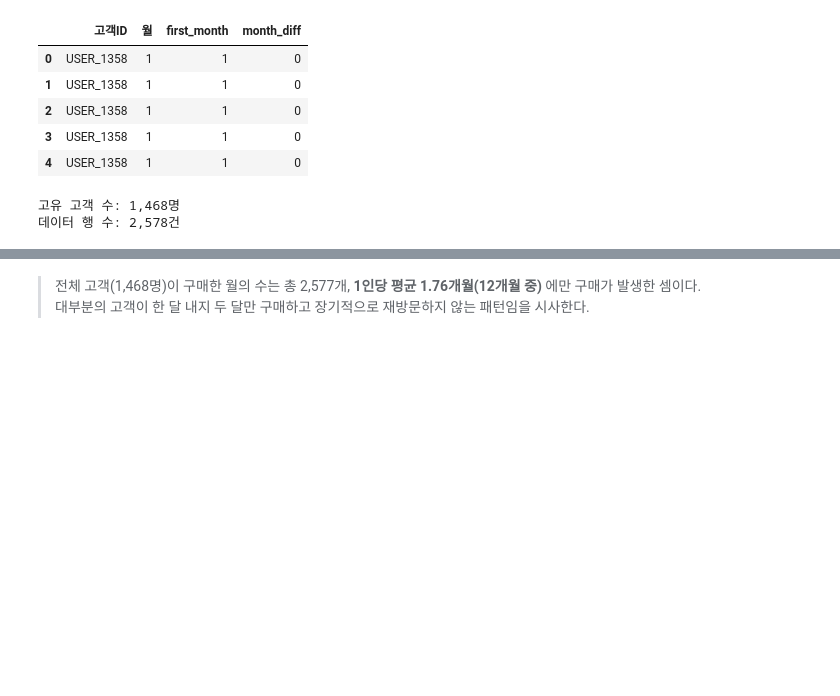
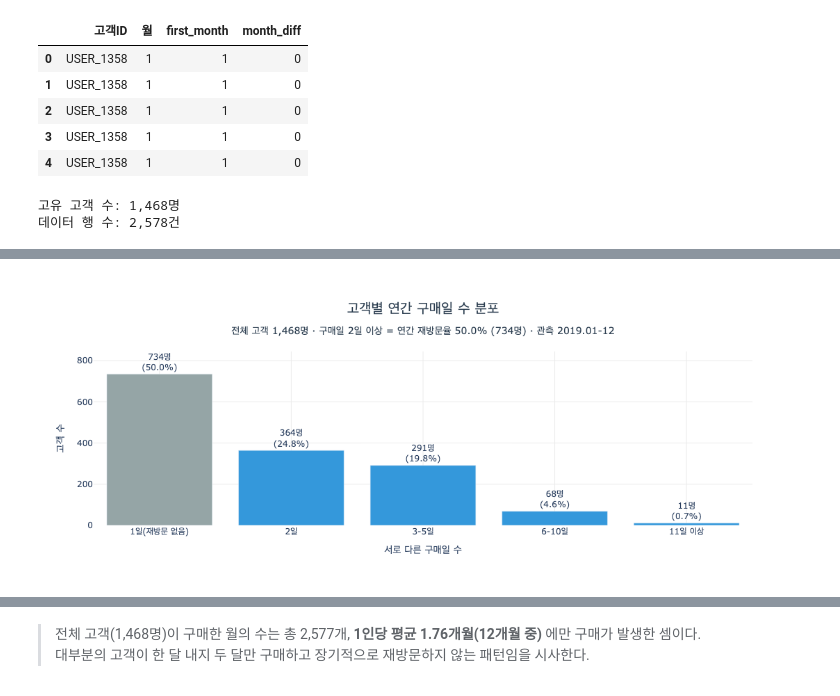
Before and after one commit to kth530/dacon_e_commerce, a Jupyter notebook: notebooks/02_retention.ipynb, the cells around one changed output, grey strips where cells are left out. Saved outputs shown, nothing was run; the diff lists cells and outputs as text; code cells hidden in the pictures; blank space fills up the shorter version.

Commit message:
add annual revisit rate to retention analysis

```diff
--- a/notebooks/02_retention.ipynb
+++ b/notebooks/02_retention.ipynb
@@ -87,0 +92,19 @@ print(f"데이터 행 수: {len(df):,}건")
+# %%
+# 연간 재방문율 — 2019년 안에 서로 다른 구매일이 2일 이상인 고객의 비율
+# 코호트 리텐션과 분모·시간창이 달라 같은 지표로 묶지 않고 따로 계산한다.
+visit_days = run('customer_visit_days')
+revisit_n = int((visit_days['방문일수'] > 1).sum())
+total_n = len(visit_days)
+revisit_rate = revisit_n / total_n * 100
+
+bins = [0, 1, 2, 5, 10, float('inf')]
+labels = ['1일(재방문 없음)', '2일', '3-5일', '6-10일', '11일 이상']
+visit_dist = (
+    pd.cut(visit_days['방문일수'], bins=bins, labels=labels, right=True)
+    .value_counts()
+    .reindex(labels)
+    .reset_index()
+)
+visit_dist.columns = ['구매일수 구간', '고객수']
+visit_dist['비중'] = (visit_dist['고객수'] / total_n * 100).round(1)
+visit_dist
@@ -87,0 +118,33 @@ print(f"데이터 행 수: {len(df):,}건")
+# %%
+fig = go.Figure(go.Bar(
+    x=visit_dist['구매일수 구간'],
+    y=visit_dist['고객수'],
+    text=[f'{c:,}명<br>({r}%)' for c, r in zip(visit_dist['고객수'], visit_dist['비중'])],
+    textposition='outside',
+    marker_color=['#95a5a6'] + ['#3498db'] * 4,
+    cliponaxis=False,
+    showlegend=False,
+))
+fig.update_layout(
+    title=dict(
+        text=(
+            '고객별 연간 구매일 수 분포'
+            f'<br><sub>전체 고객 {total_n:,}명 · 구매일 2일 이상 = 연간 재방문율 '
+            f'{revisit_rate:.1f}% ({revisit_n:,}명) · 관측 2019.01-12</sub>'
+        ),
+        x=0.5,
+        xanchor='center',
+        font=dict(size=20, color='#2c3e50'),
+    ),
+    xaxis_title='서로 다른 구매일 수',
+    yaxis_title='고객 수',
+    plot_bgcolor='white',
+    height=440,
+    margin=dict(t=110),
+)
+fig.update_xaxes(gridcolor='#ececec')
+fig.update_yaxes(gridcolor='#ececec', tickformat=',',
+                 range=[0, visit_dist['고객수'].max() * 1.15])
+fig.show(config={'displaylogo': False})
+# %% [output]
+[figure, added]
```
Also changed, not shown: parts of 3 cells of this notebook, 2 other files.
